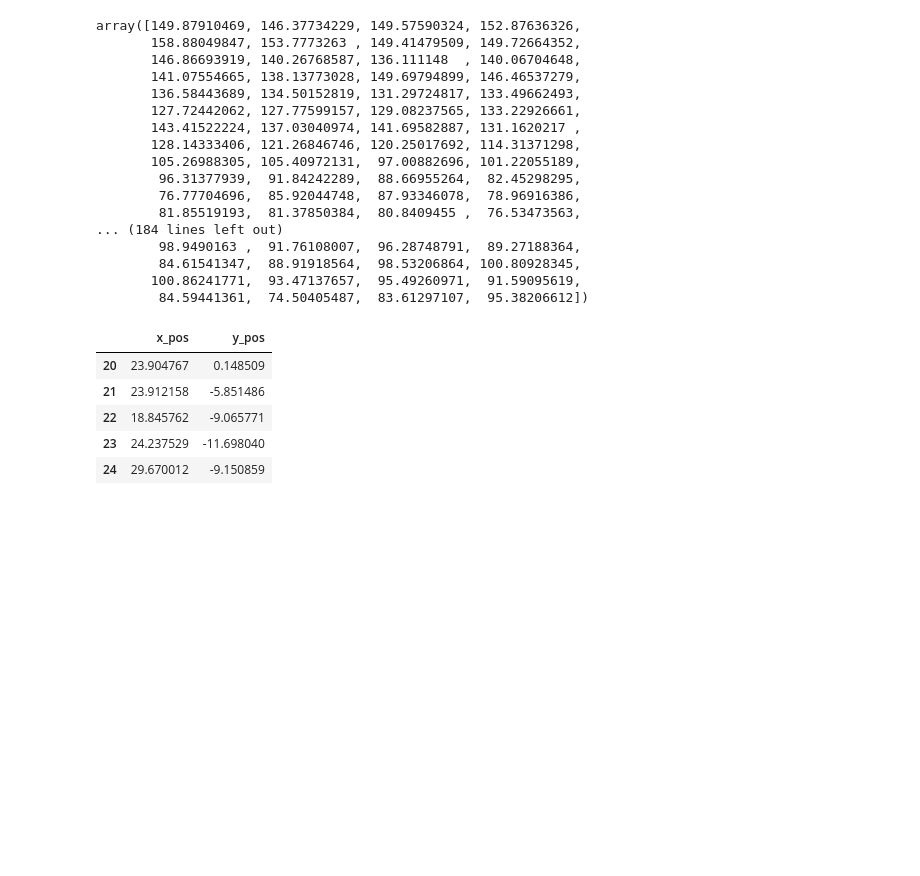
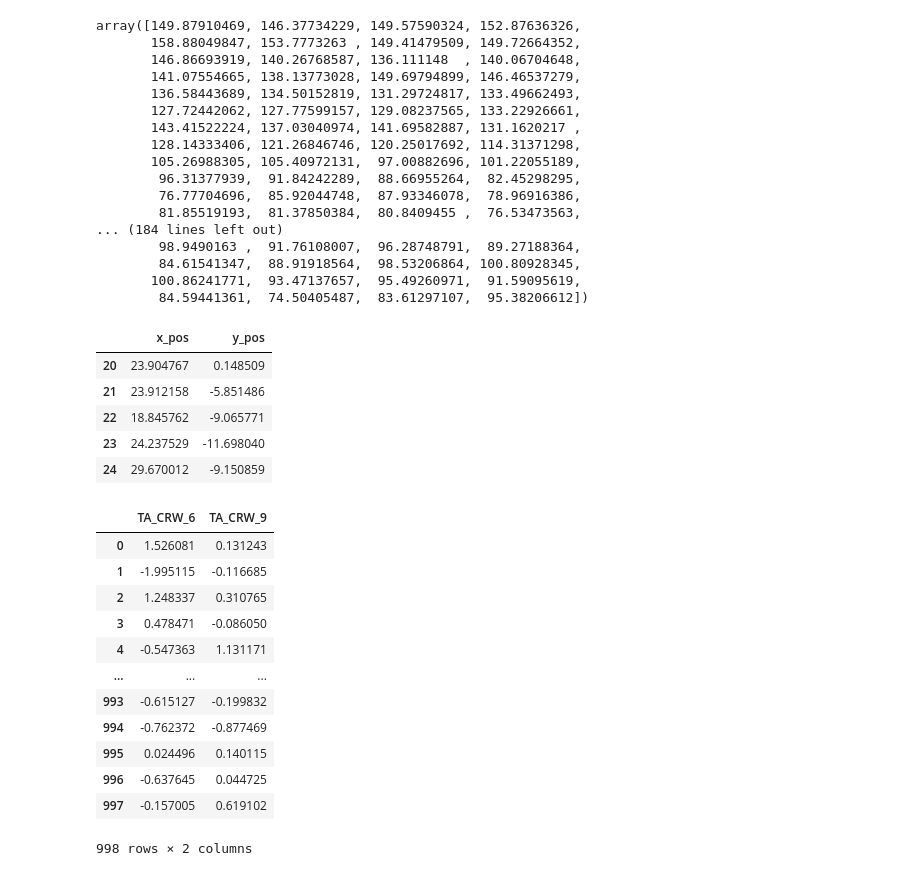
Before and after one commit to CharCAFI/Topico-de-Industria-I, a Jupyter notebook: Assignment2/Assignment2.ipynb, the cells around one changed output. Drawn from its saved outputs; the diff is of its cells as text; code cells hidden in the pictures; blank space fills up the shorter version.

```diff
--- a/Assignment2/Assignment2.ipynb
+++ b/Assignment2/Assignment2.ipynb
@@ -318,3 +318,20 @@ fig_2d.update_yaxes(
 )
 
 fig_2d.show()
+# %%
+met_tad = pd.read_csv('met_df_3.csv')
+met_tad
+# %% [output]
+|  | TA_CRW_6 | TA_CRW_9 |
+| 0 | 1.526081 | 0.131243 |
+| 1 | -1.995115 | -0.116685 |
+| 2 | 1.248337 | 0.310765 |
+| 3 | 0.478471 | -0.086050 |
+| 4 | -0.547363 | 1.131171 |
+| ... | ... | ... |
+| 993 | -0.615127 | -0.199832 |
+| 994 | -0.762372 | -0.877469 |
+| 995 | 0.024496 | 0.140115 |
+| 996 | -0.637645 | 0.044725 |
+| 997 | -0.157005 | 0.619102 |
+998 rows × 2 columns
```
